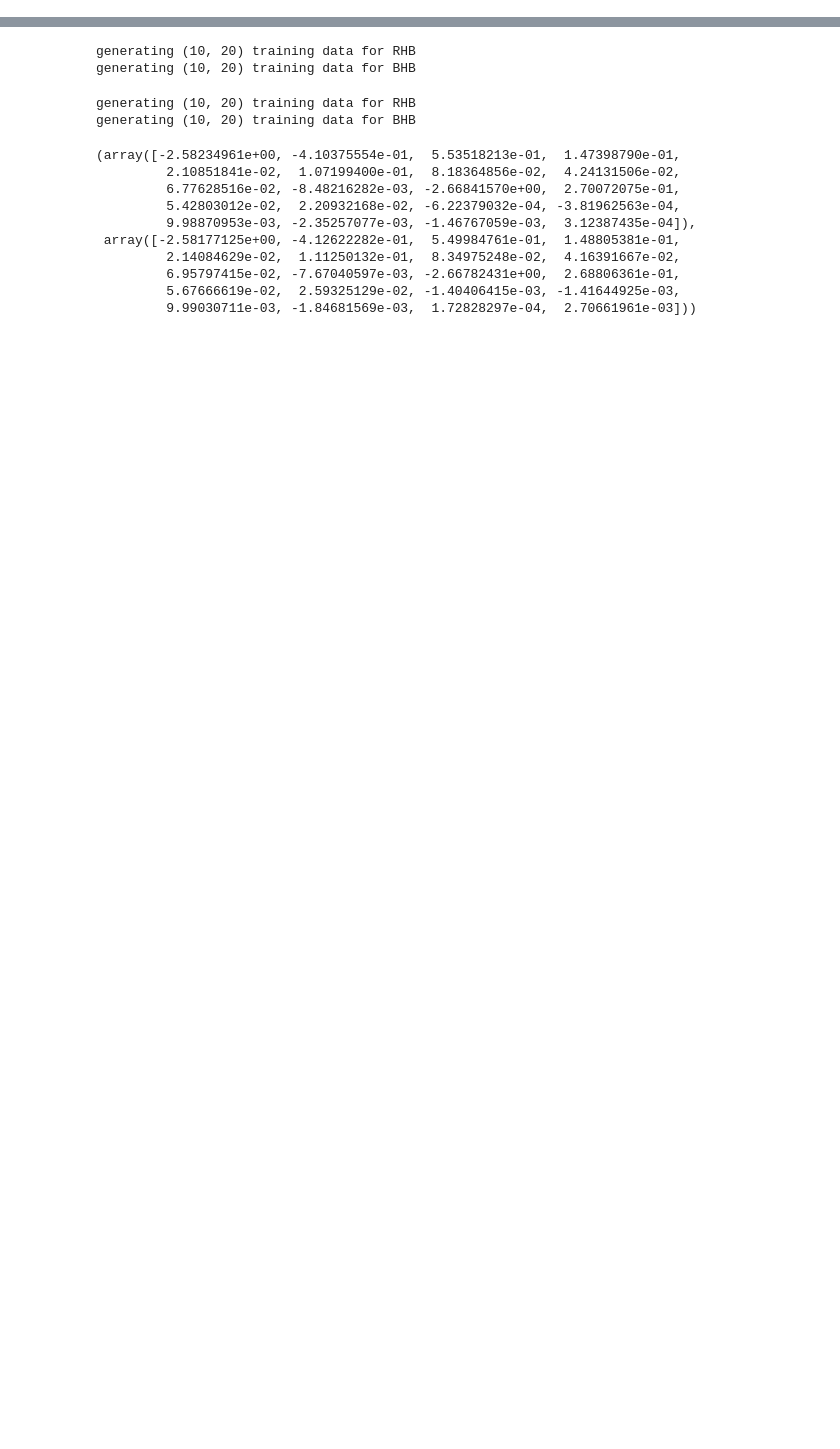
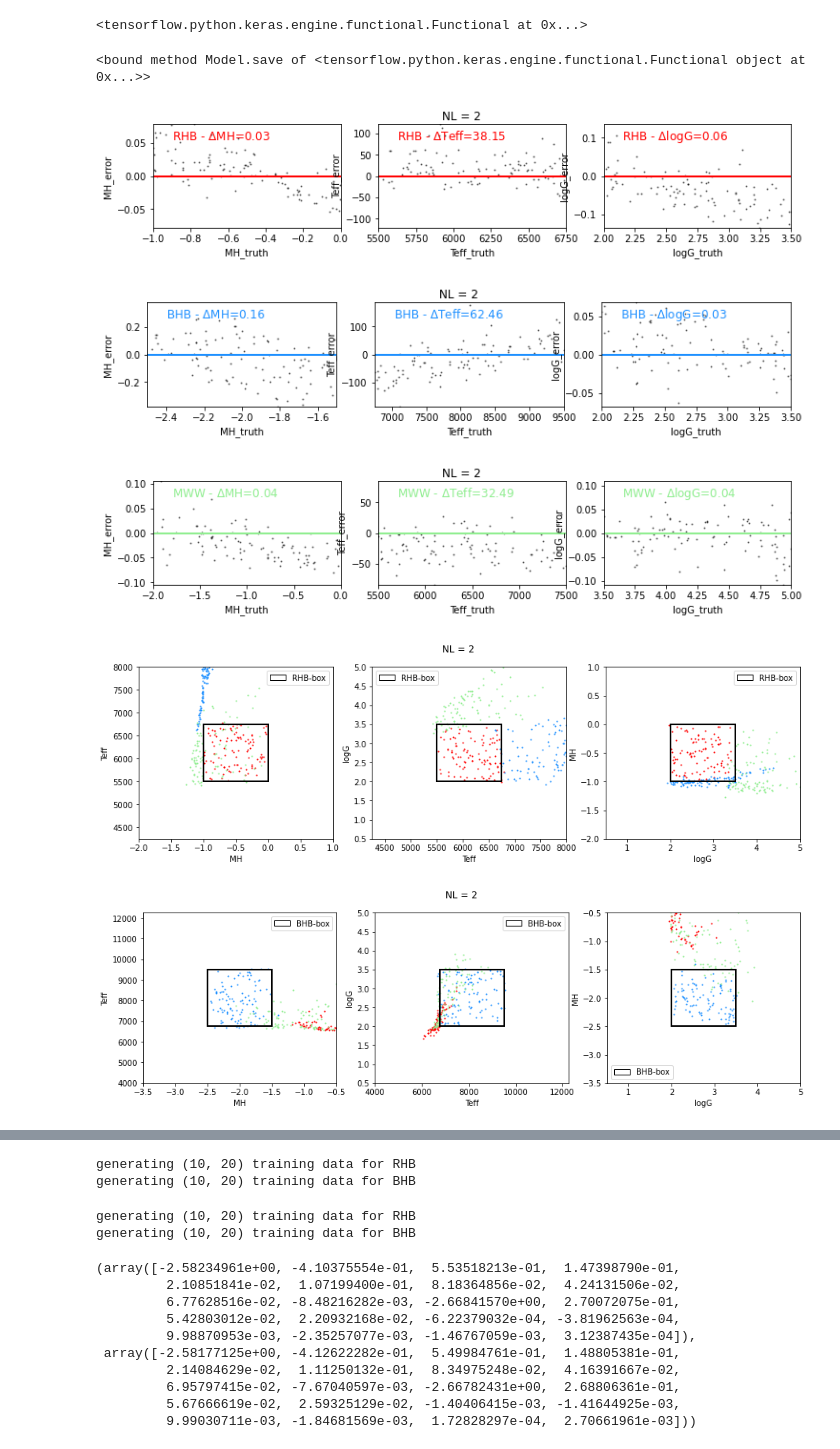
Before and after one commit to ViskaWei/PIML_v0, a Jupyter notebook: nb/test_dnnboxW.ipynb, the cells around one changed output, grey strips where cells are left out. Drawn from its saved outputs; the diff is of its cells as text; code cells hidden in the pictures; blank space fills up the shorter version.

```diff
--- a/nb/test_dnnboxW.ipynb
+++ b/nb/test_dnnboxW.ipynb
@@ -57,0 +86,18 @@ generating (10000, 20) training data for BHB
+# %%
+mm = d.load_model("R_DNN_lr20_I10_h3_O3_dp002_29-2203")
+# %%
+mm.
+# %% [output]
+<tensorflow.python.keras.engine.functional.Functional at 0x...>
+# %%
+m.model.save
+# %% [output]
+<bound method Model.save of <tensorflow.python.keras.engine.functional.Functional object at 0x...>>
+# %%
+d.init_eval()
+# %% [output]
+[figure, added]
+[figure, added]
+[figure, added]
+[figure, added]
+[figure, added]
```
Also changed, not shown: parts of 28 cells of this notebook, 21 other files.
